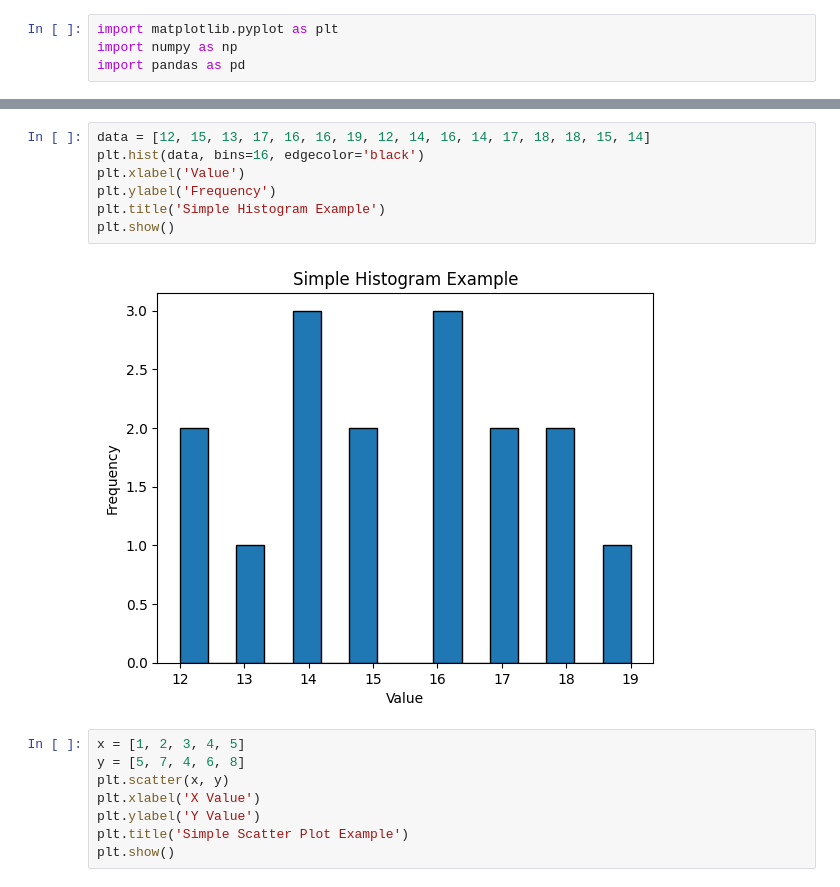
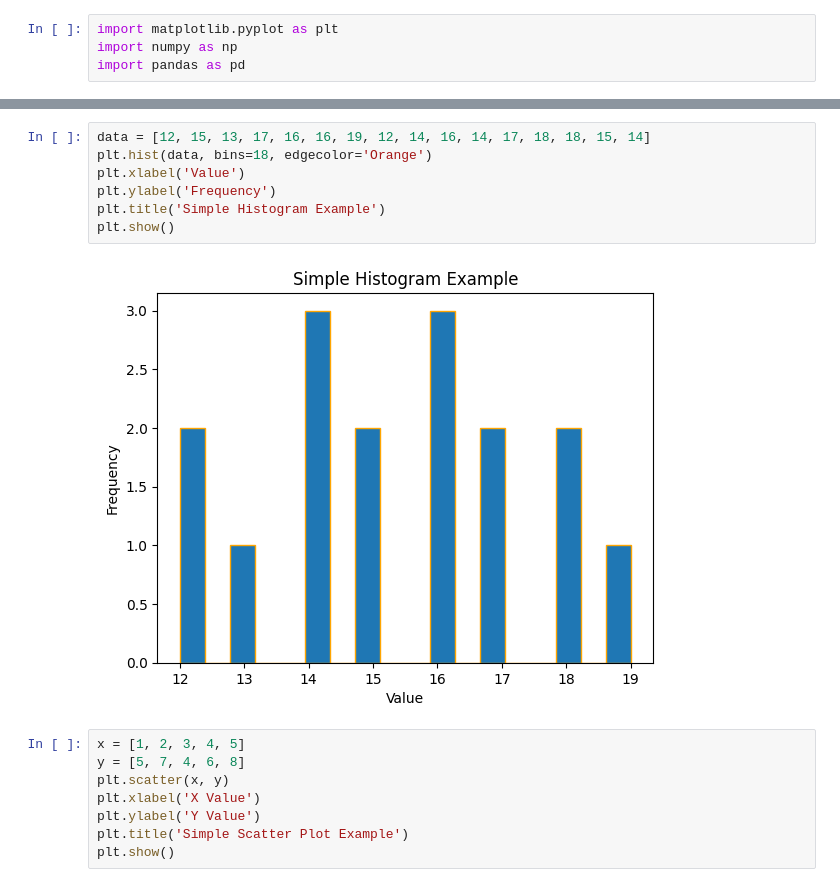
Before and after one commit to abhii21029d/AbhilashD, a Jupyter notebook: Matplotlib.ipynb, the cells around one changed output, grey strips where cells are left out. Cells and saved outputs as stored; diff of their text form.

```diff
--- a/Matplotlib.ipynb
+++ b/Matplotlib.ipynb
@@ -39,12 +42,12 @@ plt.show()
 # %%
 data = [12, 15, 13, 17, 16, 16, 19, 12, 14, 16, 14, 17, 18, 18, 15, 14]
-plt.hist(data, bins=16, edgecolor='black')
+plt.hist(data, bins=18, edgecolor='Orange')
 plt.xlabel('Value')
 plt.ylabel('Frequency')
 plt.title('Simple Histogram Example')
 plt.show()
 # %% [output]
-[figure, old version]
+[figure, new version]
 # %%
 x = [1, 2, 3, 4, 5]
 y = [5, 7, 4, 6, 8]
```
Also changed, not shown: parts of 3 cells of this notebook.
